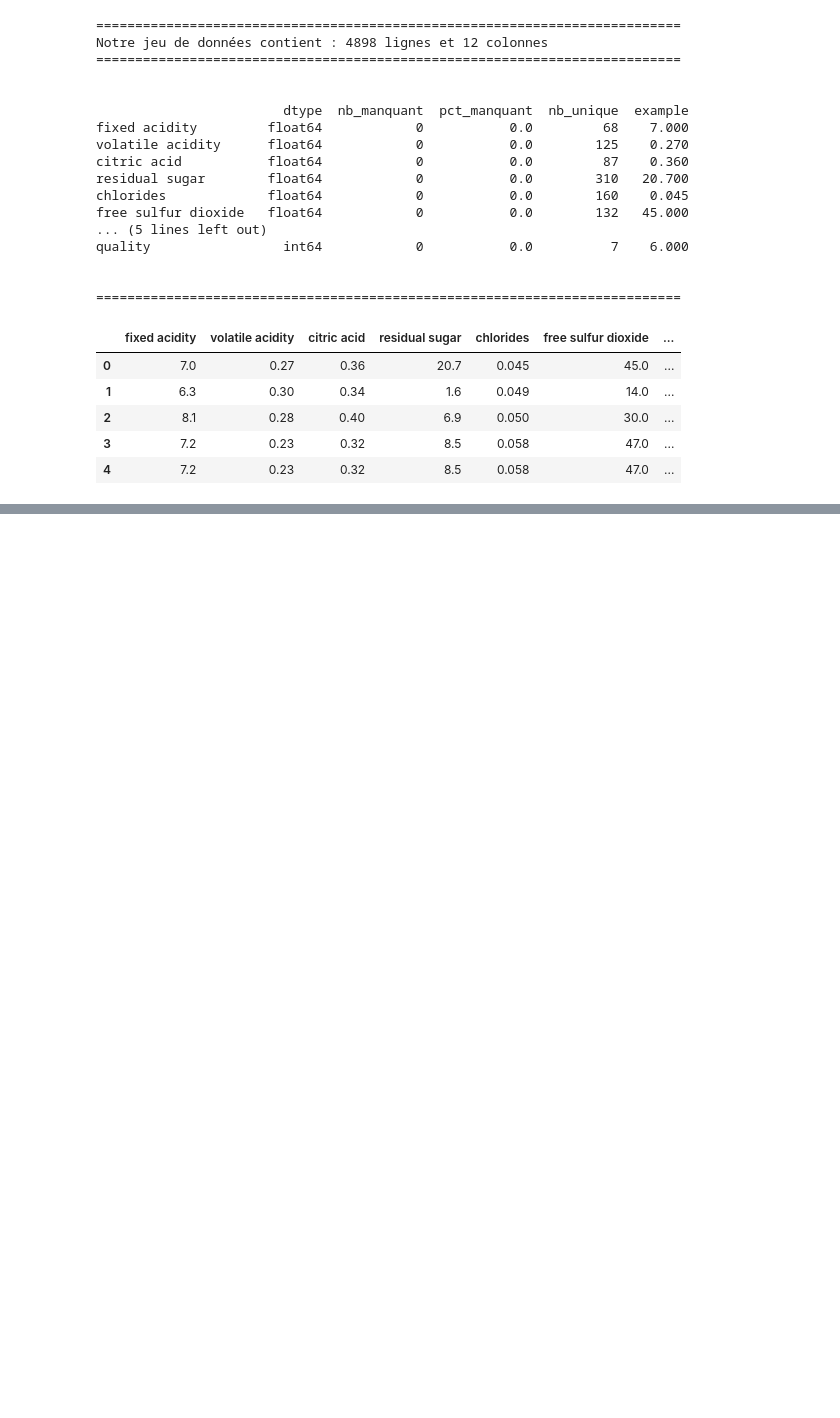
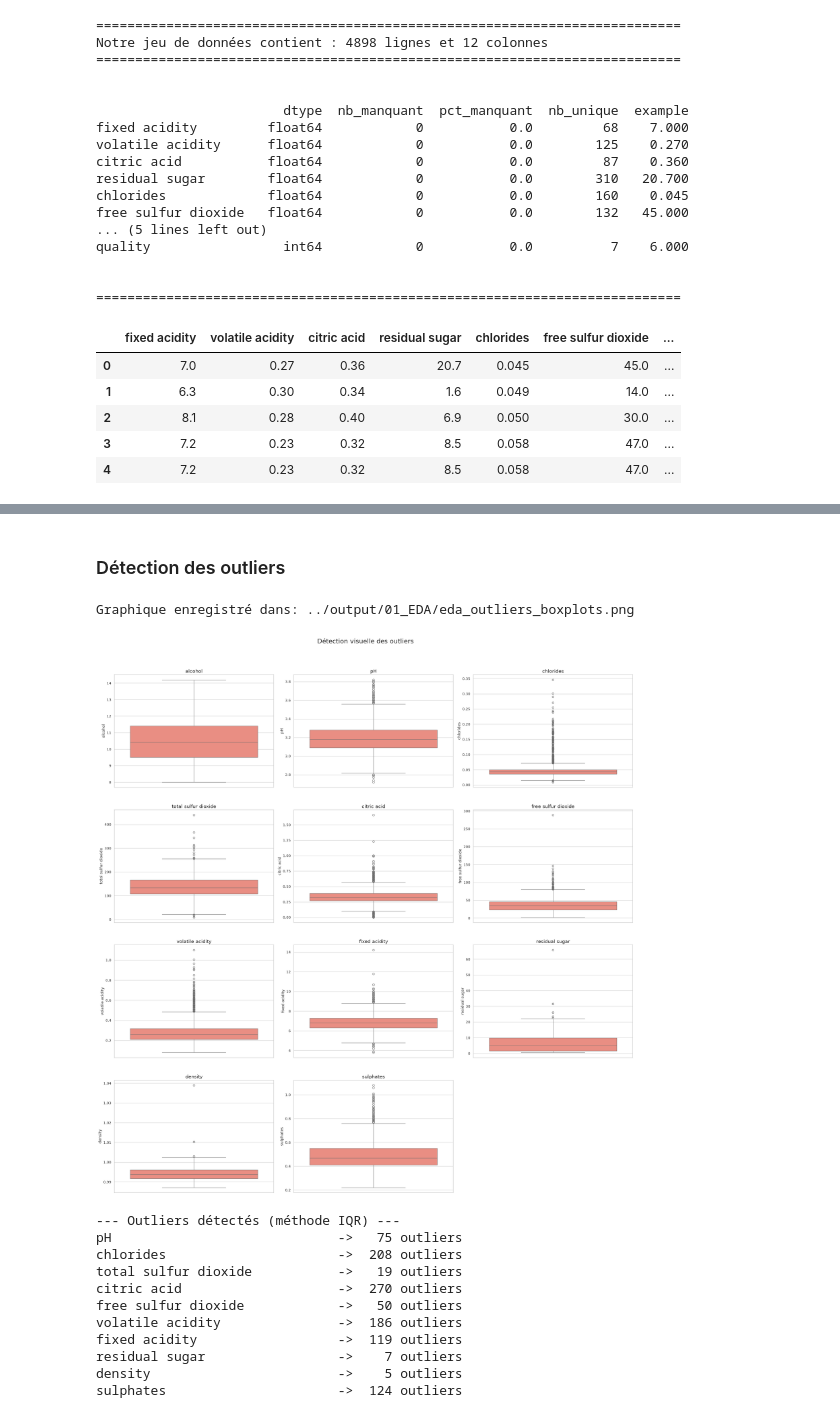
Before and after one commit to estelleNdongo/wineRanking, a Jupyter notebook: notebooks/01_EDA.ipynb, the cells around one changed output, grey strips where cells are left out. Drawn from its saved outputs; the diff is of its cells as text; code cells hidden in the pictures; blank space fills up the shorter version.

```diff
--- a/notebooks/01_EDA.ipynb
+++ b/notebooks/01_EDA.ipynb
@@ -75,0 +110,49 @@ quality                 int64            0           0.0          7    6.000
+# %% [markdown]
+### Détection des outliers
+# %%
+# --- 4. Détection des outliers  - BOXPLOTS
+features = frozenset(df.columns).difference({"quality"})
+n_cols = 3
+n_rows = math.ceil(len(features) / n_cols)
+
+fig, axes = plt.subplots(nrows=n_rows, ncols=n_cols, figsize=(n_cols * 8,  n_rows * 6))
+fig.suptitle("Détection visuelle des outliers", fontsize=20, y=1.03)
+axes_flat = axes.flatten()
+
+for ax, col in zip(axes_flat, features):
+    sns.boxplot(y=df[col], ax=ax, color="salmon")
+    ax.set_title(col)
+
+
+for axe in axes_flat[len(features):]:
+        axe.set_visible(False)
+
+plt.tight_layout()
+plt.subplots_adjust(hspace=0.2)
+save_fig("eda_outliers_boxplots.png")
+plt.show()
+
+
+# Quantifier les outliers avec la méthode IQR
+print("\n--- Outliers détectés (méthode IQR) ---")
+for col in features:
+    Q1 = df[col].quantile(0.25)
+    Q3  = df[col].quantile(0.75)
+    IQR = Q3 - Q1
+    outliers = df[(df[col] < Q1 - 1.5 * IQR) | (df[col] > Q3 + 1.5 * IQR)]
+    if len(outliers) > 0 :
+        print(f"{col:30s} -> {len(outliers):4d} outliers")
+# %% [output]
+Graphique enregistré dans: ../output/01_EDA/eda_outliers_boxplots.png
+[figure, added]
+--- Outliers détectés (méthode IQR) ---
+pH                             ->   75 outliers
+chlorides                      ->  208 outliers
+total sulfur dioxide           ->   19 outliers
+citric acid                    ->  270 outliers
+free sulfur dioxide            ->   50 outliers
+volatile acidity               ->  186 outliers
+fixed acidity                  ->  119 outliers
+residual sugar                 ->    7 outliers
+density                        ->    5 outliers
+sulphates                      ->  124 outliers
```
Also changed, not shown: parts of 6 cells of this notebook.
